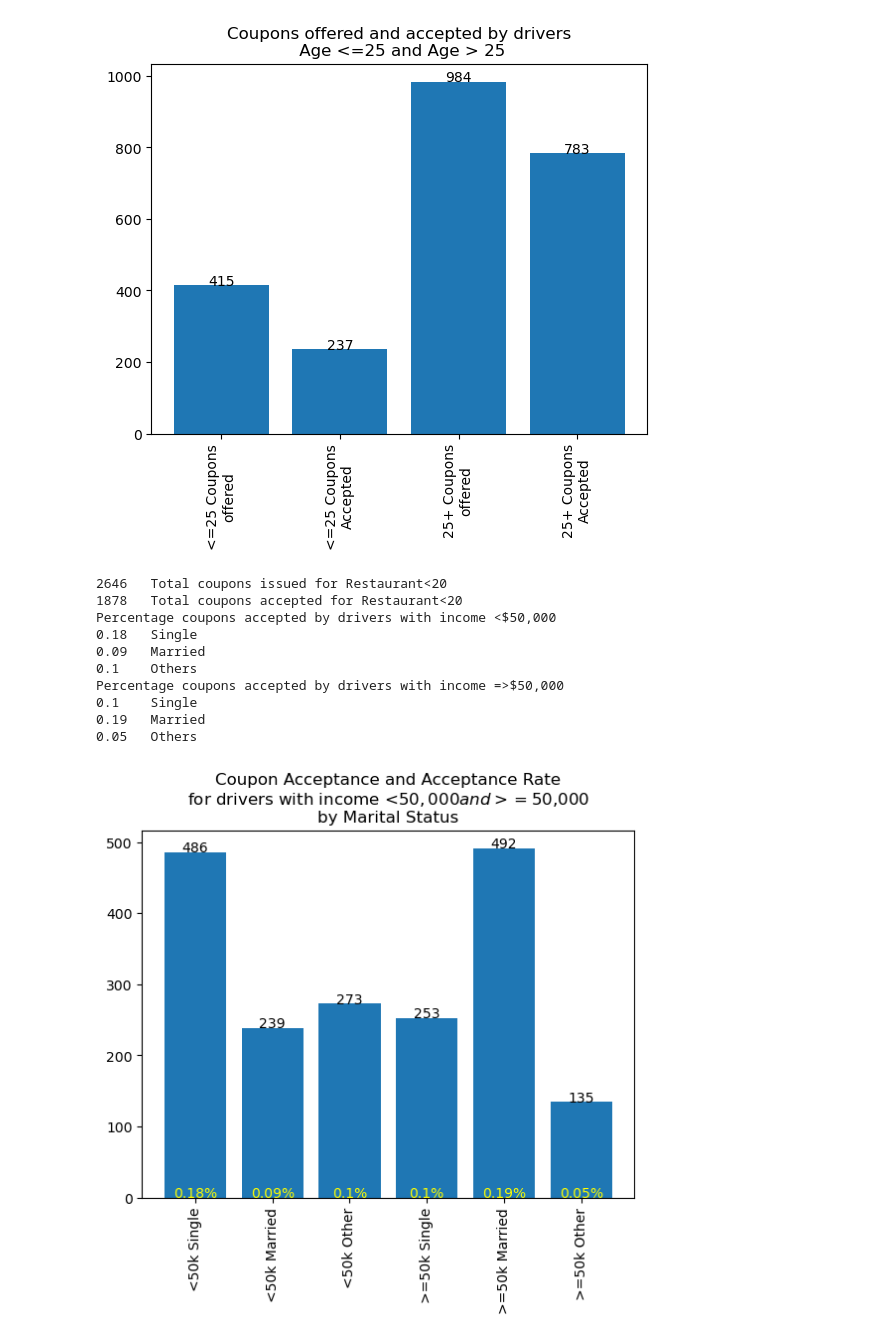
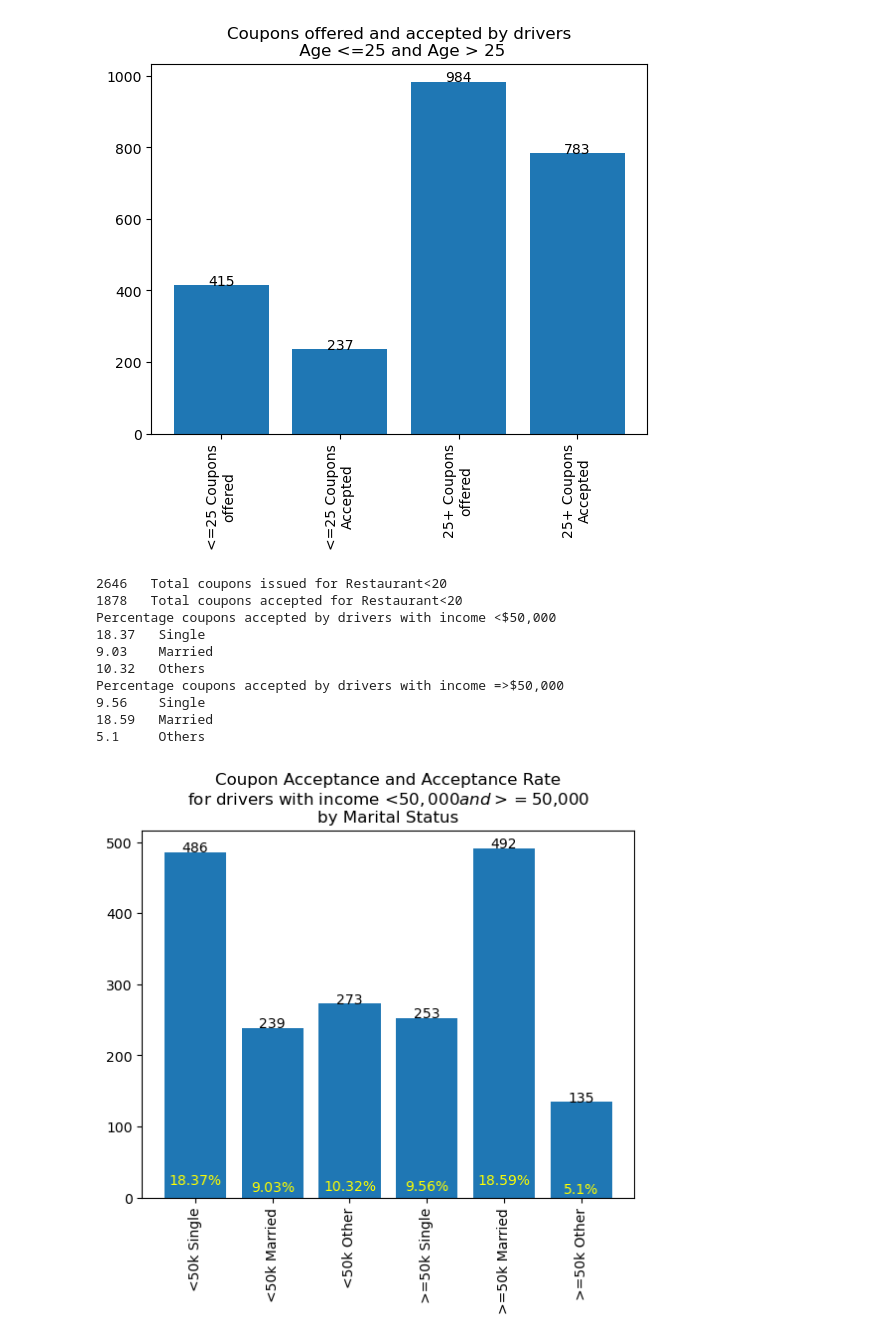
Before and after one commit to rvraj26/Assignment5.1_RajVarada, a Jupyter notebook: assignment_5_1.ipynb, the cells around one changed output. Drawn from its saved outputs; the diff is of its cells as text; code cells hidden in the pictures.

```diff
--- a/assignment_5_1.ipynb
+++ b/assignment_5_1.ipynb
@@ -839,47 +838,47 @@ Qn2Coupons50kplusOther = ((df_r20['maritalStatus'].isin(['Unmarried partner', 'D
 r20Coupons = len(df_r20)
 r20CouponsAccepted = (df_r20['Y'] == 1).sum()
 
-c50ks = round(Qn2Coupons50kSingle/r20Coupons, 2)
-c50km = round(Qn2Coupons50kMarried/r20Coupons, 2)
-c50ko = round(Qn2Coupons50kOther/r20Coupons, 2)
-c50kps = round(Qn2Coupons50kplusSingle/r20Coupons, 2)
-c50kpm = round(Qn2Coupons50kplusMarried/r20Coupons, 2)
-c50kpo = round(Qn2Coupons50kplusOther/r20Coupons, 2)
+c50ks = round(Qn2Coupons50kSingle*100/r20Coupons, 2)
+c50km = round(Qn2Coupons50kMarried*100/r20Coupons, 2)
+c50ko = round(Qn2Coupons50kOther*100/r20Coupons, 2)
+c50kps = round(Qn2Coupons50kplusSingle*100/r20Coupons, 2)
+c50kpm = round(Qn2Coupons50kplusMarried*100/r20Coupons, 2)
+c50kpo = round(Qn2Coupons50kplusOther*100/r20Coupons, 2)
 
 #print(r20Coupons, r20CouponsAccepted)
 #print(Qn2Coupons50kSingle, Qn2Coupons50kMarried, Qn2Coupons50kOther, Qn2Coupons50kplusSingle, Qn2Coupons50kplusMarried, Qn2Coupons50kplusOther)
 #print(c50ks, c50km, c50ko, c50kps, c50kpm, c50kpo)
 
 print(r20Coupons, "  Total coupons issued for Restaurant<20")
 print(r20CouponsAccepted, "  Total coupons accepted for Restaurant<20")
 print("Percentage coupons accepted by drivers with income <$50,000")
 print(c50ks, "  Single")
-print(c50km, "  Married")
-print(c50ko,"   Others")
+print(c50km, "   Married")
+print(c50ko,"  Others")
 print("Percentage coupons accepted by drivers with income =>$50,000")
 print(c50kps, "   Single")
 print(c50kpm, "  Married")
-print(c50kpo,"  Others")
+print(c50kpo,"    Others")
 
 plotm1data = [Qn2Coupons50kSingle, Qn2Coupons50kMarried, Qn2Coupons50kOther, Qn2Coupons50kplusSingle, Qn2Coupons50kplusMarried, Qn2Coupons50kplusOther]
 plotm2data = [c50ks, c50km, c50ko, c50kps, c50kpm, c50kpo]
 plotmlabels = ['<50k Single', '<50k Married', '<50k Other', '>=50k Single', '>=50k Married', '>=50k Other']
 plt.bar(plotmlabels, plotm1data)
 plt.xticks(rotation = 90)
 for i in range(len(plotm1data)):
     plt.text(i, plotm1data[i], str(plotm1data[i]), ha='center')
     plt.text(i, plotm2data[i], str(plotm2data[i])+"%", ha='center', color='yellow')
 plt.title('Coupon Acceptance and Acceptance Rate\nfor drivers with income <$50,000 and >=$50,000\nby Marital Status')
 plt.show()
 # %% [output]
 2646   Total coupons issued for Restaurant<20
 1878   Total coupons accepted for Restaurant<20
 Percentage coupons accepted by drivers with income <$50,000
-0.18   Single
-0.09   Married
-0.1    Others
+18.37   Single
+9.03    Married
+10.32   Others
 Percentage coupons accepted by drivers with income =>$50,000
-0.1    Single
-0.19   Married
-0.05   Others
+9.56    Single
+18.59   Married
+5.1     Others
-[figure, old version]
+[figure, new version]
```
Also changed, not shown: parts of 1 cell of this notebook.
